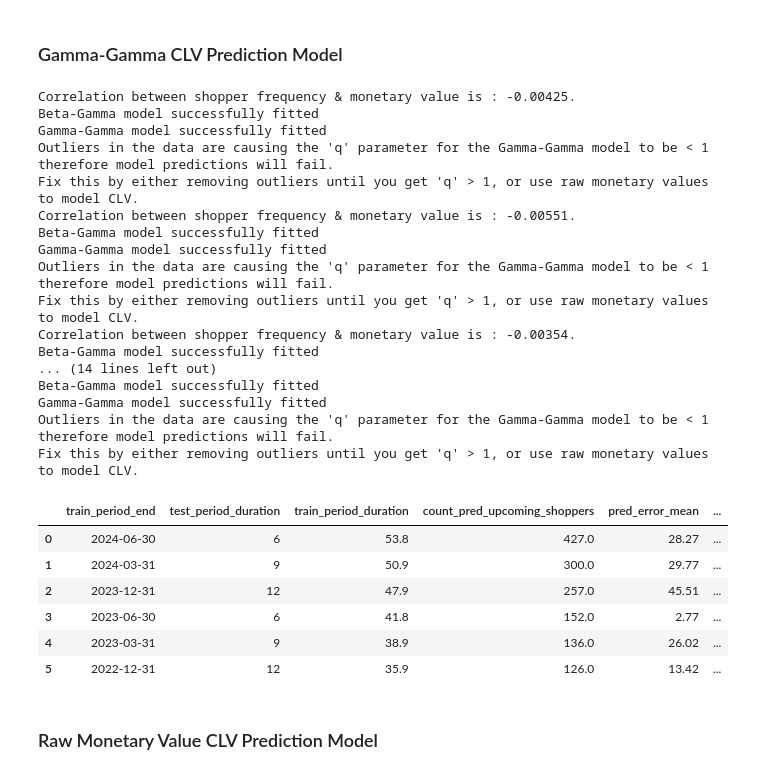
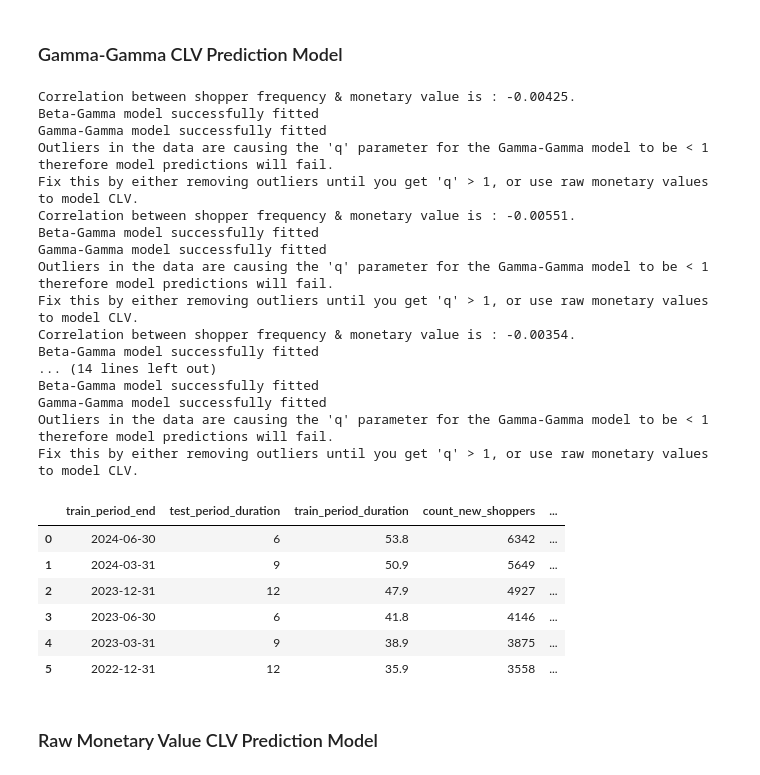
Before and after one commit to axeleichelmann/ecommerce-project, a Jupyter notebook: notebooks/clv-preds.ipynb, the cells around one changed output. Saved outputs shown, nothing was run; the diff lists cells and outputs as text; code cells hidden in the pictures.

```diff
--- a/notebooks/clv-preds.ipynb
+++ b/notebooks/clv-preds.ipynb
@@ -250,7 +250,7 @@ class PredictorGGF:
 testing_periods = [(datetime(2024,6,30).date(),6), (datetime(2024,3,31).date(),9), (datetime(2023,12,31).date(),12),
                      (datetime(2023,6,30).date(),6), (datetime(2023,3,31).date(),9), (datetime(2022,12,31).date(),12)]
 
-results_data = {'train_period_end' : [], 'test_period_duration' : [], 'train_period_duration' : [], 'count_pred_upcoming_shoppers' : [],
+results_data = {'train_period_end' : [], 'test_period_duration' : [], 'train_period_duration' : [], 'count_new_shoppers' : [], 'count_pred_upcoming_shoppers' : [],
                 'pred_error_mean' : [], 'pred_error_median' : [], 'pred_error_min' : [], 'pred_error_max' : [], 'prop_underpredicted' : [],'prop_overpredicted' : [],'pred_error_sum' : [], '%_test_period_total_revenue' : []}
 
 train_period_start = datetime(2020,1,1).date()
@@ -278,43 +278,44 @@ for end_date, test_duration in testing_periods:
     results = eval_predictions(df_all[(df_all.pred_equity > 0) & (df_all.train_T < 90)]['pred_equity'],
                                df_all[(df_all.pred_equity > 0) & (df_all.train_T < 90)]['true_equity'])
 
+    results_data['count_new_shoppers'].append(df_all[(df_all.train_T < 90)].shape[0])
     results_data['count_pred_upcoming_shoppers'].append(results['count'].values[0])
     results_data['pred_error_mean'].append(round(results['mean'].values[0],2))
     results_data['pred_error_median'].append(round(results['median'].values[0],2))
     results_data['pred_error_min'].append(round(results['min'].values[0],2))
     results_data['pred_error_max'].append(round(results['max'].values[0],2))
     results_data['prop_underpredicted'].append(round(results['prop_underpredicted'].values[0],2))
     results_data['prop_overpredicted'].append(round(results['prop_overpredicted'].values[0],2))
     results_data['pred_error_sum'].append(round(results['true_vs_pred_diff'].values[0],2))
     results_data['%_test_period_total_revenue'].append(round(results['true_vs_pred_diff'].values[0]*100/df_test['true_equity'].sum(),2))
 
 df_results = pd.DataFrame(data=results_data)
 df_results
 # %% [output]
 Correlation between shopper frequency & monetary value is : -0.00425.
 Beta-Gamma model successfully fitted
 Gamma-Gamma model successfully fitted
 Outliers in the data are causing the 'q' parameter for the Gamma-Gamma model to be < 1 therefore model predictions will fail.
 Fix this by either removing outliers until you get 'q' > 1, or use raw monetary values to model CLV.
 Correlation between shopper frequency & monetary value is : -0.00551.
 Beta-Gamma model successfully fitted
 Gamma-Gamma model successfully fitted
 Outliers in the data are causing the 'q' parameter for the Gamma-Gamma model to be < 1 therefore model predictions will fail.
 Fix this by either removing outliers until you get 'q' > 1, or use raw monetary values to model CLV.
 Correlation between shopper frequency & monetary value is : -0.00354.
 Beta-Gamma model successfully fitted
 ... (14 lines left out)
 Beta-Gamma model successfully fitted
 Gamma-Gamma model successfully fitted
 Outliers in the data are causing the 'q' parameter for the Gamma-Gamma model to be < 1 therefore model predictions will fail.
 Fix this by either removing outliers until you get 'q' > 1, or use raw monetary values to model CLV.
-|  | train_period_end | test_period_duration | train_period_duration | count_pred_upcoming_shoppers | pred_error_mean | ... |
-| 0 | 2024-06-30 | 6 | 53.8 | 427.0 | 28.27 | ... |
-| 1 | 2024-03-31 | 9 | 50.9 | 300.0 | 29.77 | ... |
-| 2 | 2023-12-31 | 12 | 47.9 | 257.0 | 45.51 | ... |
-| 3 | 2023-06-30 | 6 | 41.8 | 152.0 | 2.77 | ... |
-| 4 | 2023-03-31 | 9 | 38.9 | 136.0 | 26.02 | ... |
-| 5 | 2022-12-31 | 12 | 35.9 | 126.0 | 13.42 | ... |
+|  | train_period_end | test_period_duration | train_period_duration | count_new_shoppers | ... |
+| 0 | 2024-06-30 | 6 | 53.8 | 6342 | ... |
+| 1 | 2024-03-31 | 9 | 50.9 | 5649 | ... |
+| 2 | 2023-12-31 | 12 | 47.9 | 4927 | ... |
+| 3 | 2023-06-30 | 6 | 41.8 | 4146 | ... |
+| 4 | 2023-03-31 | 9 | 38.9 | 3875 | ... |
+| 5 | 2022-12-31 | 12 | 35.9 | 3558 | ... |
 # %% [markdown]
 ### Raw Monetary Value CLV Prediction Model
 # %%
```
